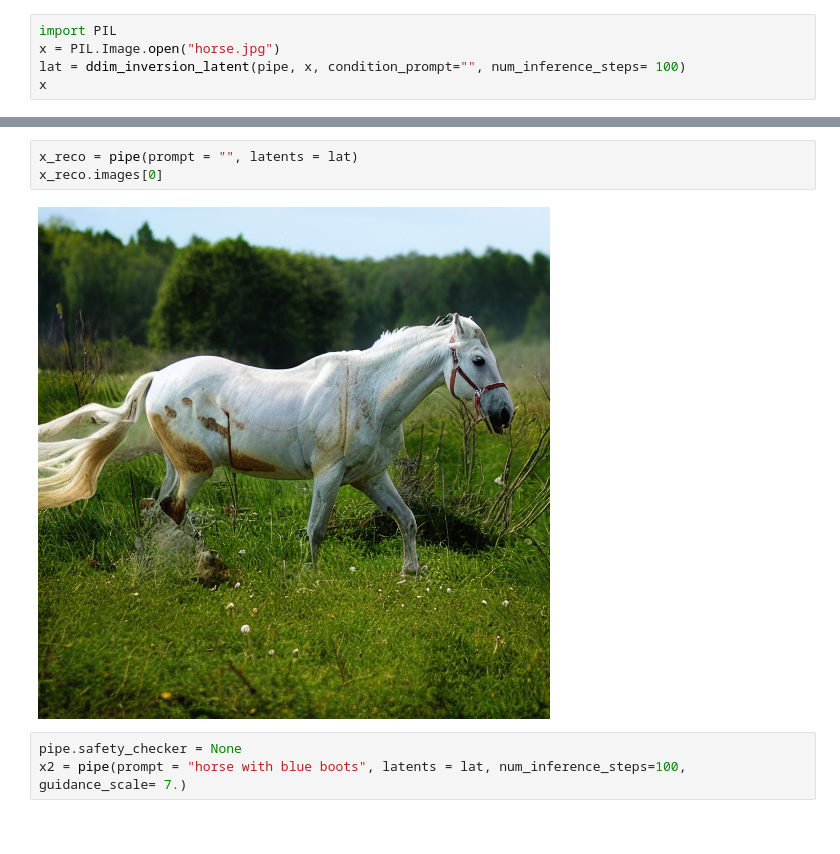
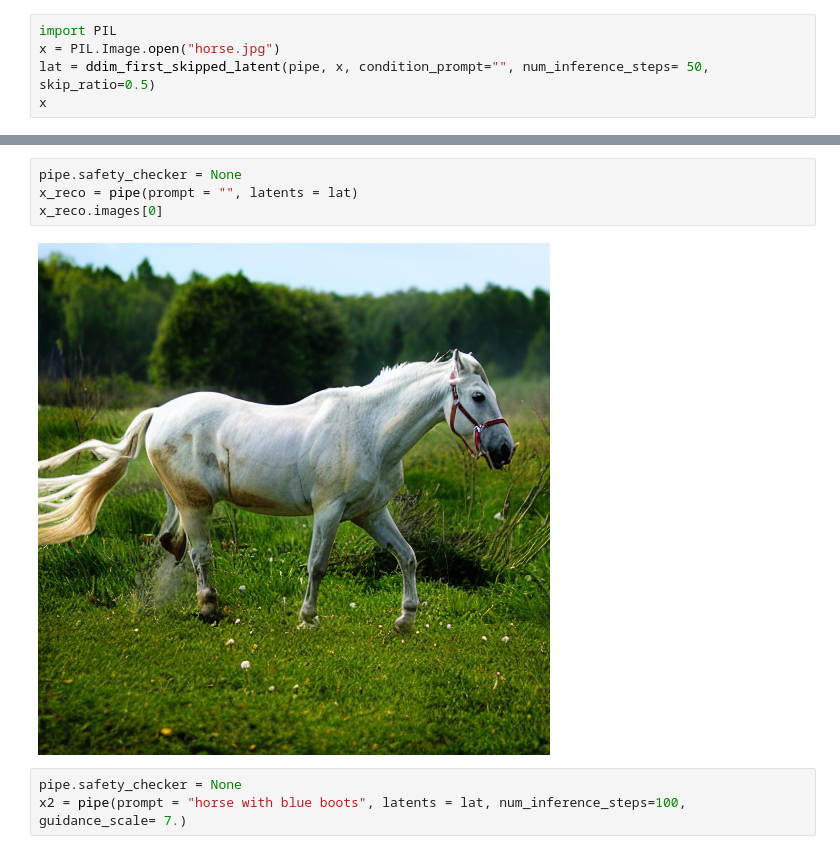
Before and after one commit to cloneofsimo/inversion_edits, a Jupyter notebook: example_scripts/ddim_inv.ipynb, the cells around one changed output, grey strips where cells are left out. Cells and saved outputs as stored; diff of their text form.

Commit message:
skipped ddims

```diff
--- a/example_scripts/ddim_inv.ipynb
+++ b/example_scripts/ddim_inv.ipynb
@@ -12,6 +12,6 @@ pipe = StableDiffusionPipeline.from_pretrained(model_id, torch_dtype=torch.float
 # %%
 import PIL
 x = PIL.Image.open("horse.jpg")
-lat = ddim_inversion_latent(pipe, x, condition_prompt="", num_inference_steps= 100)
+lat = ddim_first_skipped_latent(pipe, x, condition_prompt="", num_inference_steps= 50, skip_ratio=0.5)
 x
 # %% [output]
@@ -18,9 +19,10 @@ x
 [figure]
 # %%
+pipe.safety_checker = None
 x_reco = pipe(prompt = "", latents = lat)
 x_reco.images[0]
 # %% [output]
-[figure, old version]
+[figure, new version]
 # %%
 pipe.safety_checker = None
 x2 = pipe(prompt = "horse with blue boots", latents = lat, num_inference_steps=100, guidance_scale= 7.)
```
Also changed, not shown: parts of 6 cells of this notebook, 1 other file.
